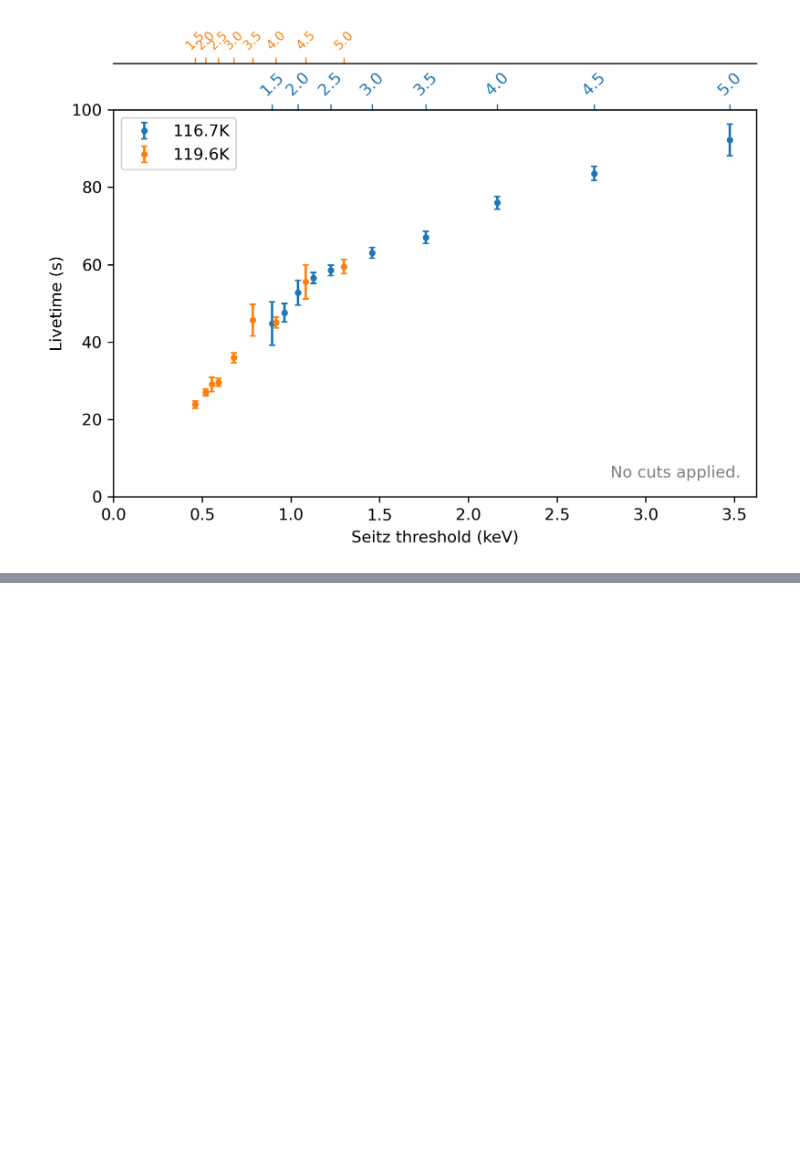
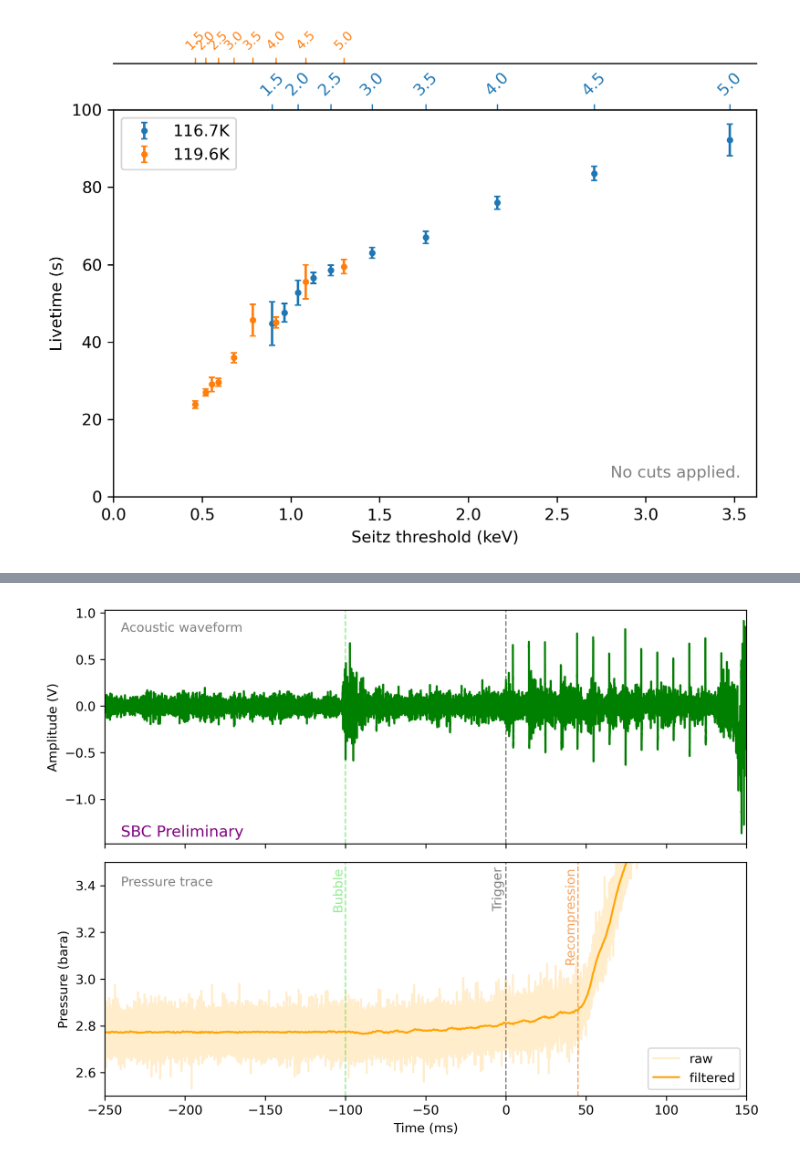
Before and after one commit to SBC-Collaboration/LAr10Ana, a Jupyter notebook: nb/zhiheng/20260224 APS Plots.ipynb, the cells around one changed output, grey strips where cells are left out. Cells and saved outputs as stored; diff of their text form; code cells hidden in the pictures; blank space fills up the shorter version.

```diff
--- a/nb/zhiheng/20260224 APS Plots.ipynb
+++ b/nb/zhiheng/20260224 APS Plots.ipynb
@@ -456,0 +501,39 @@ plt.show()
+# %%
+fig, axs = plt.subplots(nrows=2, ncols=1, sharex=True, figsize=(8,6), dpi=300)
+ax1, ax2 = axs
+
+time = acous["time_s"]
+wvf = acous["Waveforms_V"][0,1]
+ax1.text(-240, -1.4, "SBC Preliminary", color="purple", fontsize=12)
+ax1.axvline(x=0, color='gray', linestyle='--', linewidth=1)
+# ax1.text(-1, 1.0, "Trigger", rotation=90, color="gray", horizontalalignment='right', verticalalignment="top")
+ax1.axvline(x=-100, color='lightgreen', linestyle='--', linewidth=1)
+# ax1.text(-101, 1.0, "Bubble", rotation=90, color="lightgreen", horizontalalignment='right', verticalalignment="top")
+
+ax1.plot(time*1000, wvf, color="g")
+ax1.set_xlim(-250, 150)
+ax1.set_ylabel("Amplitude (V)")
+ax1.text(-240, 0.8, "Acoustic waveform", color="gray")
+
+ax2.axvline(x=0, color='gray', linestyle='--', linewidth=1)
+ax2.text(-1, 3.48, "Trigger", rotation=90, color="gray", horizontalalignment='right', verticalalignment="top")
+ax2.axvline(x=-100, color='lightgreen', linestyle='--', linewidth=1)
+ax2.text(-101, 3.48, "Bubble", rotation=90, color="lightgreen", horizontalalignment='right', verticalalignment="top")
+ax2.axvline(x=45, color='sandybrown', linestyle='--', linewidth=1)
+ax2.text(44, 3.48, "Recompression", rotation=90, color="sandybrown", horizontalalignment='right', verticalalignment="top")
+ax2.text(-240, 3.4, "Pressure trace", color="gray")
+
+time = acous["time_s"]
+wvf = acous["Waveforms"][0,7]
+wvf_bar = wvf * (-35 / 2**16)
+ax2.plot(time*1000, wvf_bar, color="orange", alpha=0.2, label="raw")
+ax2.plot(time*1000, filtfilt(fir, [1.0], wvf_bar), color="orange", label="filtered")
+ax2.set_xlim(-250, 150)
+ax2.set_ylim(2.5, 3.5)
+ax2.set_xlabel("Time (ms)")
+ax2.set_ylabel("Pressure (bara)")
+ax2.legend(loc="lower right")
+plt.tight_layout()
+plt.show()
+# %% [output]
+[figure, added]
```
Also changed, not shown: parts of 8 cells of this notebook.
